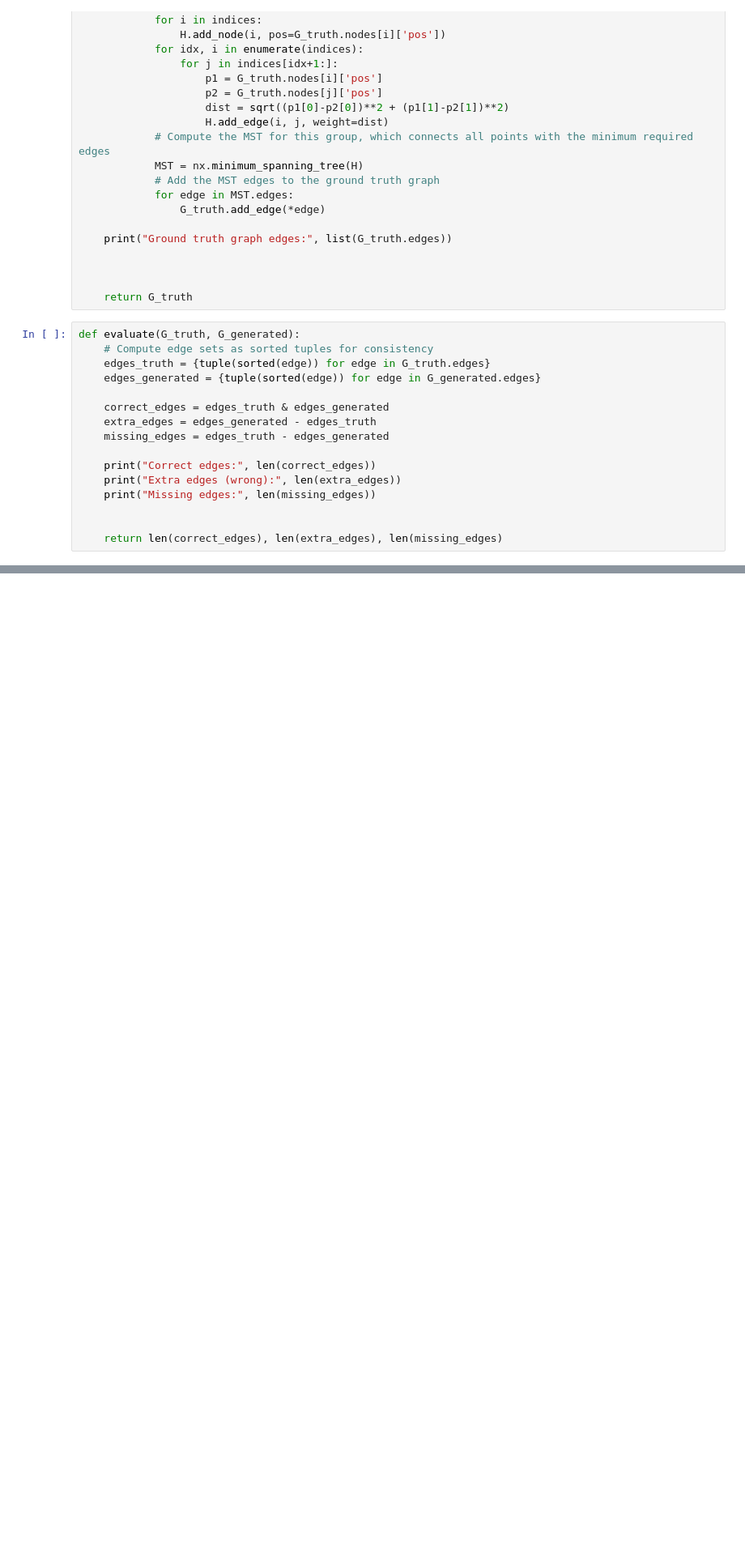
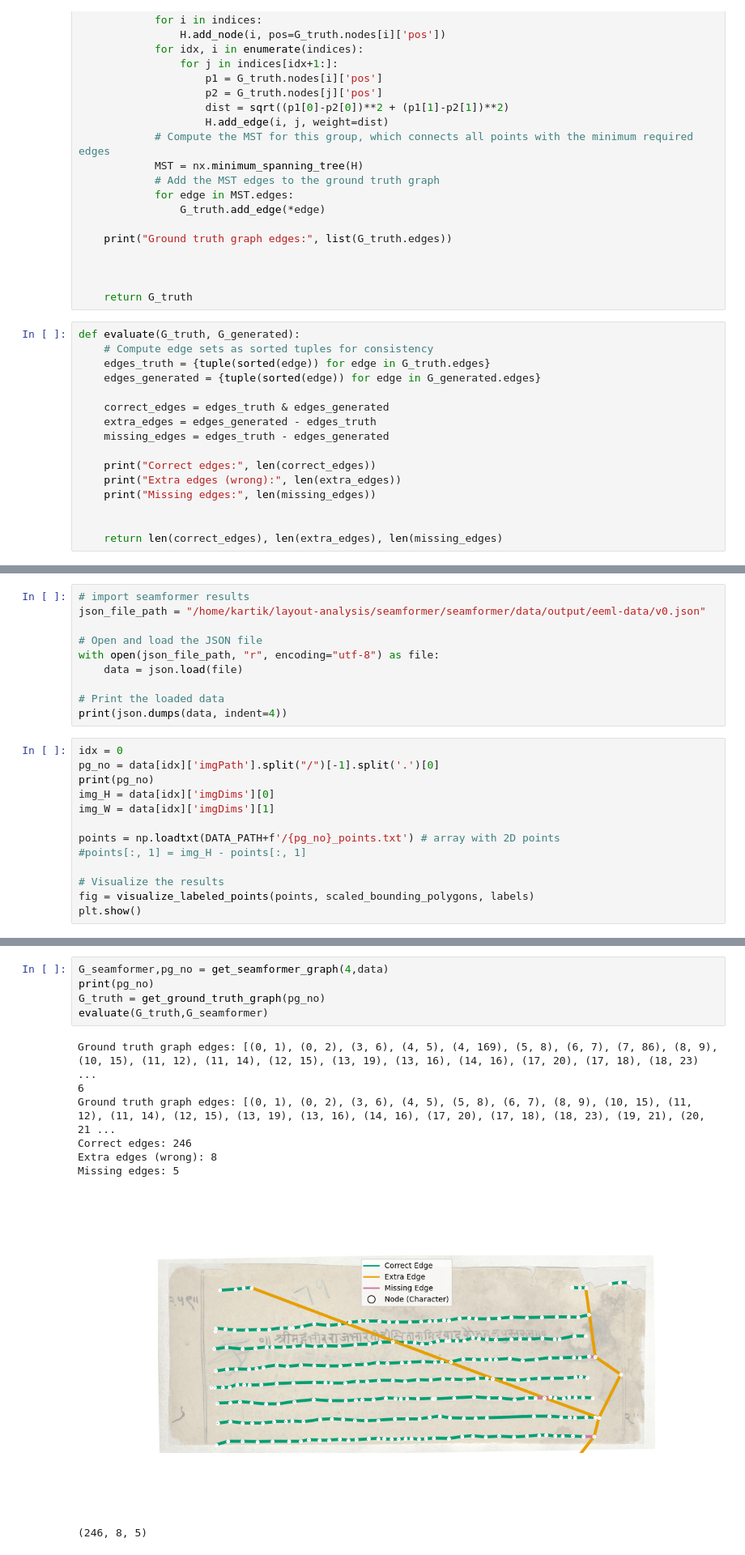
Before and after one commit to flame-cai/layout-analysis, a Jupyter notebook: simple_graph-eval.ipynb, the cells around one changed output, grey strips where cells are left out. Shown at 81% size. Drawn from its saved outputs; the diff is of its cells as text; blank space fills up the shorter version.

Commit message:
seamformer eval

```diff
--- a/simple_graph-eval.ipynb
+++ b/simple_graph-eval.ipynb
@@ -359,0 +469,23 @@ Summary           7341          536            196               7537
+# %%
+# import seamformer results
+json_file_path = "/home/kartik/layout-analysis/seamformer/seamformer/data/output/eeml-data/v0.json"
+
+# Open and load the JSON file
+with open(json_file_path, "r", encoding="utf-8") as file:
+    data = json.load(file)
+
+# Print the loaded data
+print(json.dumps(data, indent=4))
+# %%
+idx = 0
+pg_no = data[idx]['imgPath'].split("/")[-1].split('.')[0]
+print(pg_no)
+img_H = data[idx]['imgDims'][0]
+img_W = data[idx]['imgDims'][1]
+
+points = np.loadtxt(DATA_PATH+f'/{pg_no}_points.txt') # array with 2D points
+#points[:, 1] = img_H - points[:, 1]
+
+# Visualize the results
+fig = visualize_labeled_points(points, scaled_bounding_polygons, labels)
+plt.show()
@@ -359,0 +599,14 @@ Summary           7341          536            196               7537
+# %%
+G_seamformer,pg_no = get_seamformer_graph(4,data)
+print(pg_no)
+G_truth = get_ground_truth_graph(pg_no)
+evaluate(G_truth,G_seamformer)
+# %% [output]
+Ground truth graph edges: [(0, 1), (0, 2), (3, 6), (4, 5), (4, 169), (5, 8), (6, 7), (7, 86), (8, 9), (10, 15), (11, 12), (11, 14), (12, 15), (13, 19), (13, 16), (14, 16), (17, 20), (17, 18), (18, 23) ...
+6
+Ground truth graph edges: [(0, 1), (0, 2), (3, 6), (4, 5), (5, 8), (6, 7), (8, 9), (10, 15), (11, 12), (11, 14), (12, 15), (13, 19), (13, 16), (14, 16), (17, 20), (17, 18), (18, 23), (19, 21), (20, 21 ...
+Correct edges: 246
+Extra edges (wrong): 8
+Missing edges: 5
+[figure, added]
+(246, 8, 5)
```
Also changed, not shown: parts of 8 cells of this notebook.
